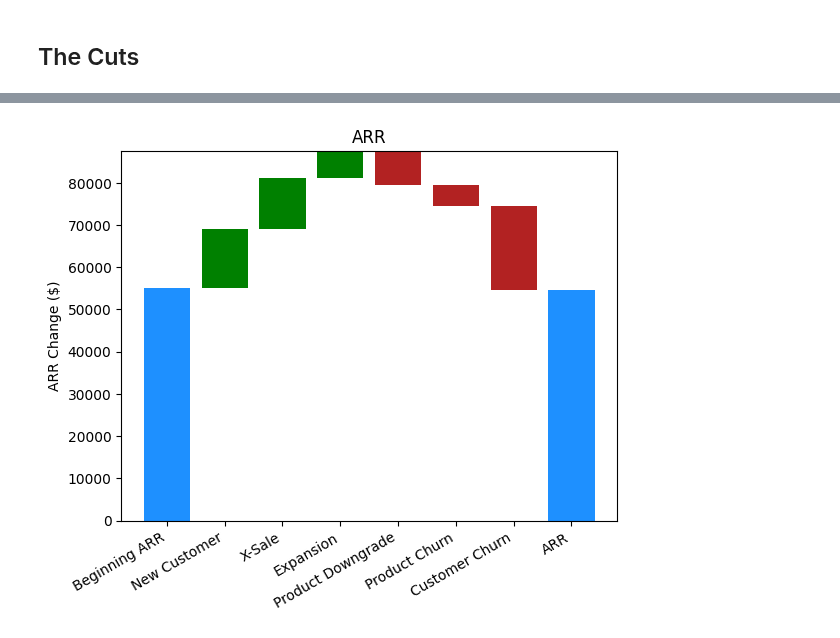
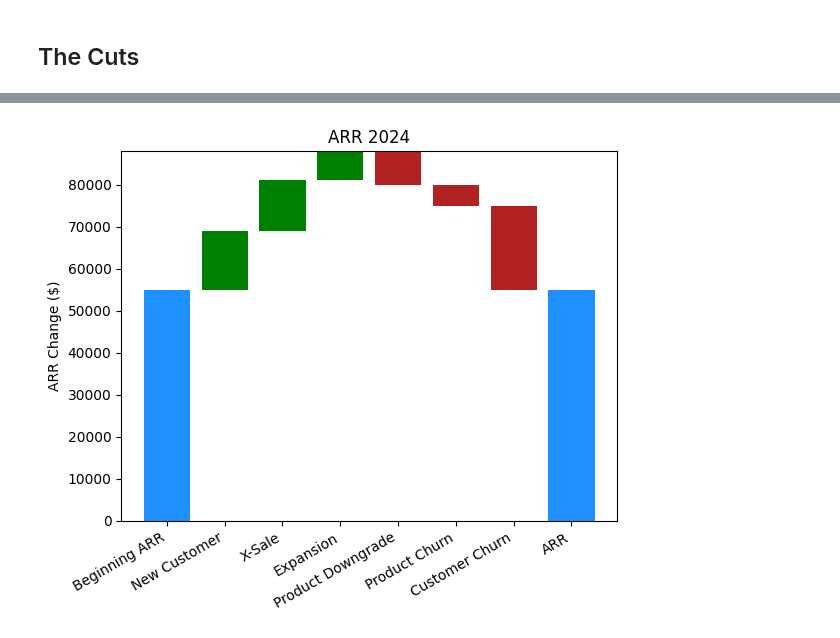
Before and after one commit to Curts0/arr_data_professional, a Jupyter notebook: 5-the-cuts.ipynb, the cells around one changed output, grey strips where cells are left out. Drawn from its saved outputs; the diff is of its cells as text; code cells hidden in the pictures.

```diff
--- a/5-the-cuts.ipynb
+++ b/5-the-cuts.ipynb
@@ -17,47 +10,44 @@ import numpy as np
 
 # Taken From:
 # https://www.pythoncharts.com/python/waterfall-charts/#matplotlib-waterfall-charts
-# Labels for each bar.
-categories = [
+
+cuts = [
     "Beginning ARR",
     "New Customer",
     "X-Sale",
     "Expansion",
     "Product Downgrade",
     "Product Churn",
     "Customer Churn",
     "ARR",
 ]
 
-# Relative values. Note, the last bar for "Q3" is auto-calculated, so not given.
-values = [55_000, 14_000, 12_000, 6_500, -8_000, -5_000, -20_000]
+values = [55_000, 14_000, 12_000, 7_000, -8_000, -5_000, -20_000]
 
-# Calculate the cumulative sum.
 cumulative_values = np.cumsum(values)
 
-# Create the waterfall chart
 fig, ax = plt.subplots()
 
 # Plot the bars
 for i in range(len(values)):
     if i == 0:
         color = "dodgerblue"
     elif values[i] >= 0:
         color = "green"
     else:
         color = "firebrick"
     ax.bar(
-        categories[i], values[i], bottom=cumulative_values[i] - values[i], color=color
+        cuts[i], values[i], bottom=cumulative_values[i] - values[i], color=color
     )
+
 # Plot the last bar.
-ax.bar(categories[-1], cumulative_values[-1], color="dodgerblue")
+ax.bar(cuts[-1], cumulative_values[-1], color="dodgerblue")
 
-# Add labels and title
-ax.set_title("ARR")
+ax.set_title("ARR 2024")
 ax.set_ylabel("ARR Change ($)")
 
 # Set x-axis labels to the middle of the bars
 plt.xticks(rotation=30, ha="right")
 plt.show()
 # %% [output]
-[figure, old version]
+[figure, new version]
```
Also changed, not shown: parts of 6 cells of this notebook, 1 other file.
